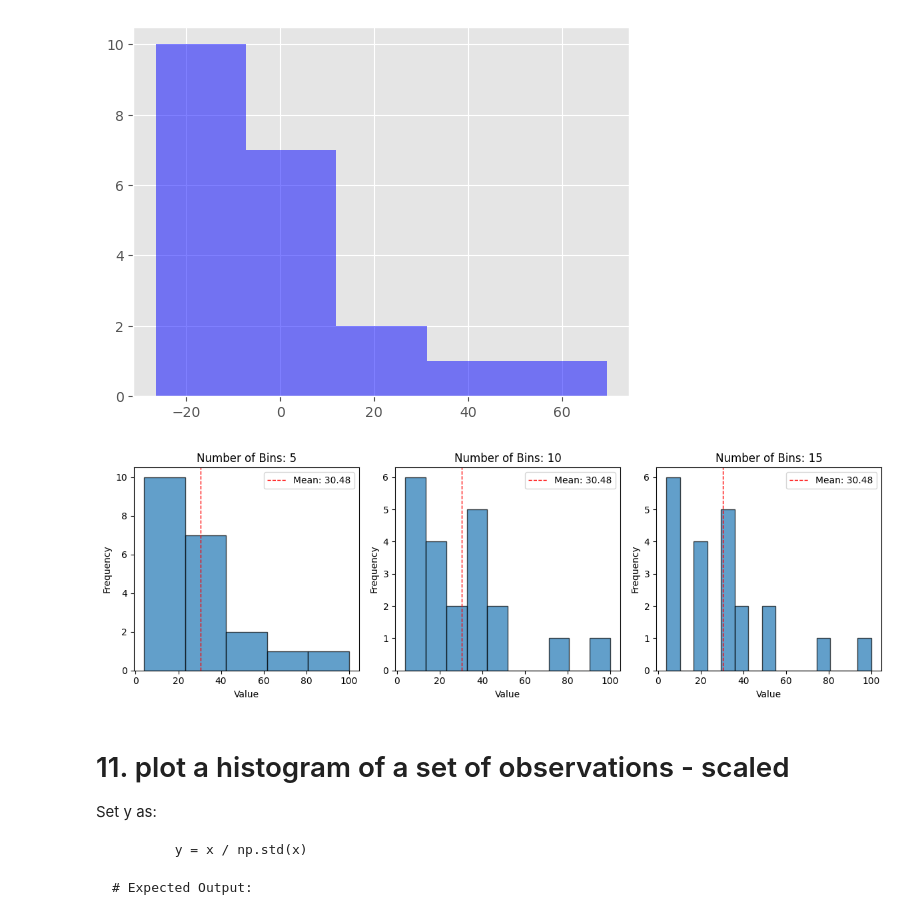
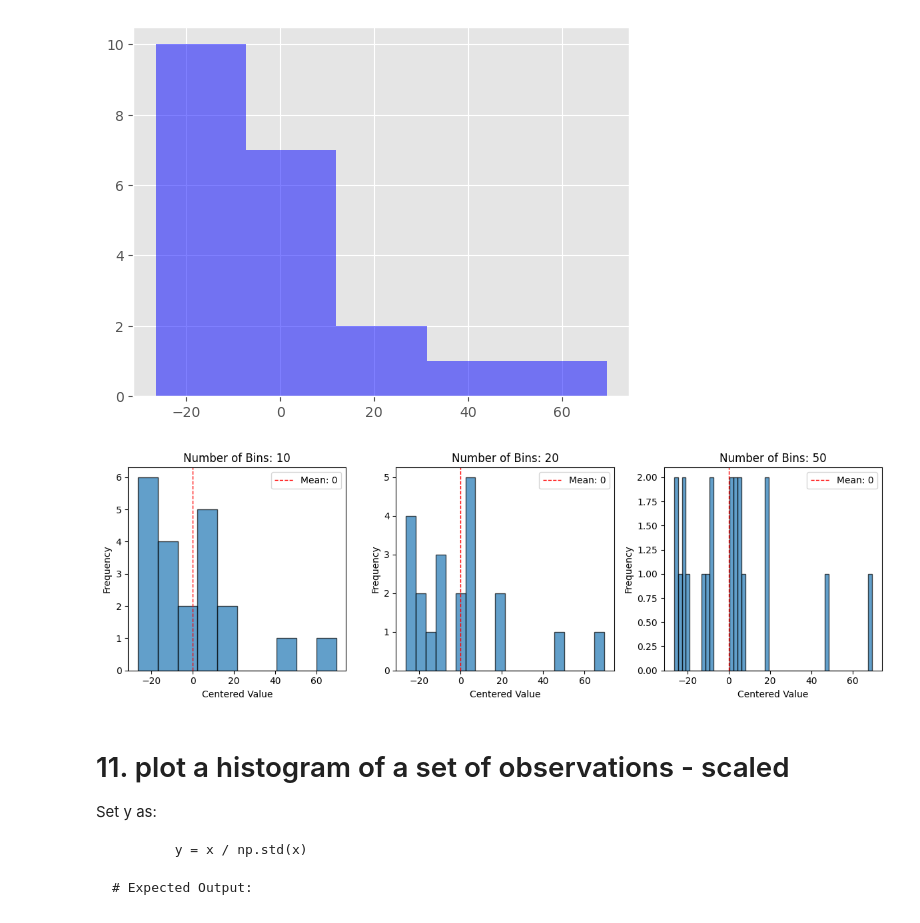
Before and after one commit to sameerhingoro/IOD, a Jupyter notebook: IOD_Lab_1_2_3_Statistics.ipynb, the cells around one changed output. Cells and saved outputs as stored; diff of their text form; code cells hidden in the pictures.

```diff
--- a/IOD_Lab_1_2_3_Statistics.ipynb
+++ b/IOD_Lab_1_2_3_Statistics.ipynb
@@ -310,27 +310,27 @@ Experiment with various number of bins. Set y as:
 # %%
 # plot a histogram of a set of observations - centred
 # experiment with various number of bins
 x = [21,22,23,4,5,6,77,8,9,10,31,32,33,34,35,36,37,18,49,50,100]
-mean_x = np.mean(x)
+# ANSWER
+y = x - np.mean(x)
 
 # Plot histogram with different numbers of bins
-bin_numbers = [5, 10, 15]  # You can experiment with different numbers of bins
+bin_num = [10, 20, 50]  # bin values
 
 plt.figure(figsize=(12, 4))
 
-for i, bins in enumerate(bin_numbers, 1):
-    plt.subplot(1, len(bin_numbers), i)
-    plt.hist(x, bins=bins, edgecolor='black', alpha=0.7)
-    plt.axvline(mean_x, color='red', linestyle='dashed', linewidth=1, label=f'Mean: {mean_x:.2f}')
+for i, bins in enumerate(bin_num, 1):
+    plt.subplot(1, len(bin_num), i)
+    plt.hist(y, bins=bins, edgecolor='black', alpha=0.7)
+    plt.axvline(0, color='red', linestyle='dashed', linewidth=1, label=f'Mean: 0')
     plt.title(f'Number of Bins: {bins}')
-    plt.xlabel('Value')
+    plt.xlabel('Centered Value')
     plt.ylabel('Frequency')
     plt.legend()
-
 plt.tight_layout()
 plt.show()
 # %% [output]
-[figure, old version]
+[figure, new version]
 # %% [markdown]
 # 11. plot a histogram of a set of observations - scaled
 
```
